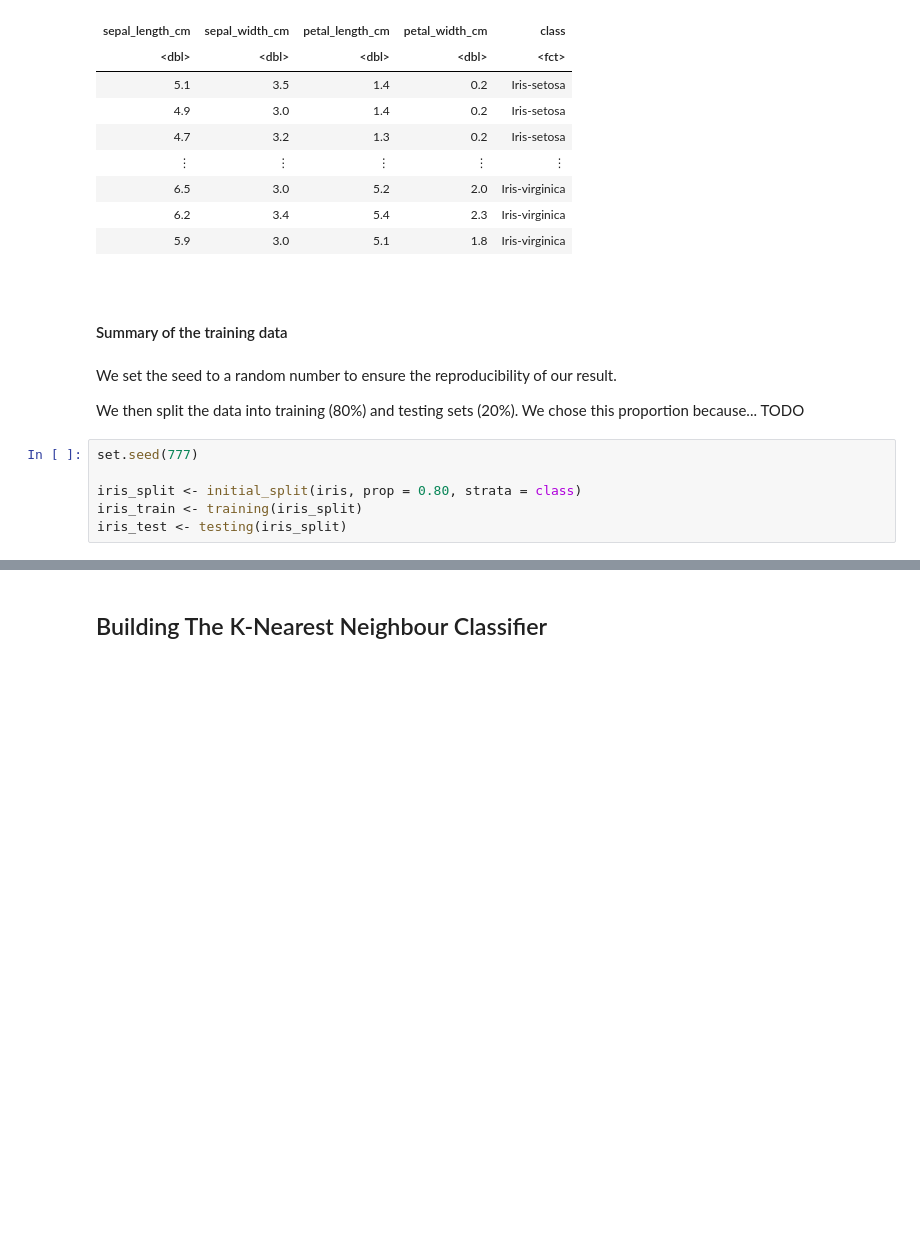
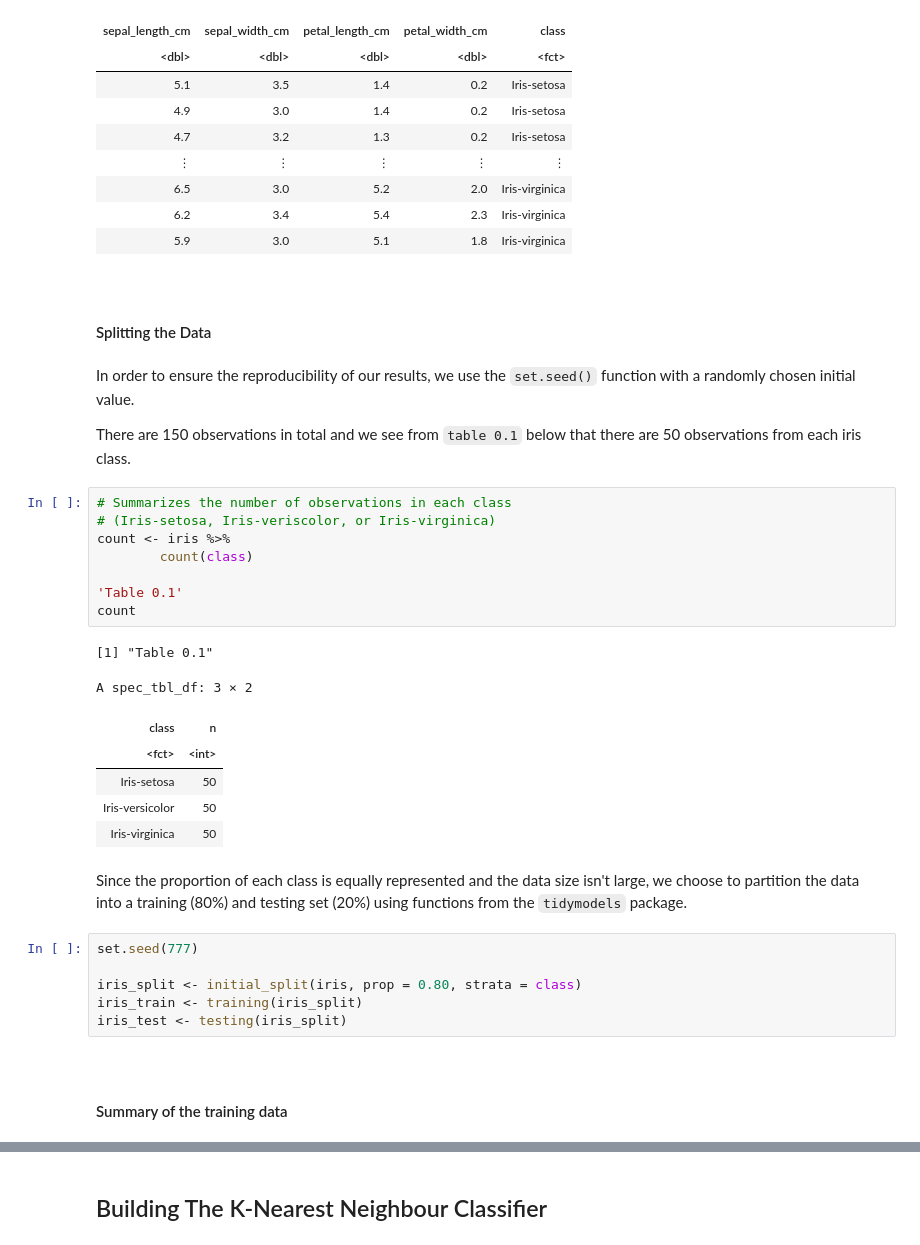
Before and after one commit to lhan0903/DSCI-100-Project-006-26, a Jupyter notebook: group-project-report.ipynb, the cells around one changed output, grey strips where cells are left out. Cells and saved outputs as stored; diff of their text form; blank space fills up the shorter version.

```diff
--- a/group-project-report.ipynb
+++ b/group-project-report.ipynb
@@ -54,18 +56,40 @@ A spec_tbl_df: 150 × 5
 | 6.5 | 3.0 | 5.2 | 2.0 | Iris-virginica |
 | 6.2 | 3.4 | 5.4 | 2.3 | Iris-virginica |
 | 5.9 | 3.0 | 5.1 | 1.8 | Iris-virginica |
+# %% [markdown]
+<br>
+
+#### Splitting the Data
+# %% [markdown]
+In order to ensure the reproducibility of our results, we use the `set.seed()` function with a randomly chosen initial value.
+
+There are 150 observations in total and we see from `table 0.1` below that there are 50 observations from each iris class.
+# %%
+# Summarizes the number of observations in each class
+# (Iris-setosa, Iris-veriscolor, or Iris-virginica)
+count <- iris %>%
+        count(class)
+
+'Table 0.1'
+count
+# %% [output]
+[1] "Table 0.1"
+A spec_tbl_df: 3 × 2
+| class | n |
+| <fct> | <int> |
+| Iris-setosa | 50 |
+| Iris-versicolor | 50 |
+| Iris-virginica | 50 |
+# %% [markdown]
+Since the proportion of each class is equally represented and the data size isn't large, we choose to partition the data into a training (80%) and testing set (20%) using functions from the `tidymodels` package.
+# %%
+set.seed(777)
+
+iris_split <- initial_split(iris, prop = 0.80, strata = class)
+iris_train <- training(iris_split)
+iris_test <- testing(iris_split)
 # %% [markdown]
 <br>
 
 #### Summary of the training data
-# %% [markdown]
-We set the seed to a random number to ensure the reproducibility of our result.
-
-We then split the data into training (80%) and testing sets (20%). We chose this proportion because... TODO
-# %%
-set.seed(777)
-
-iris_split <- initial_split(iris, prop = 0.80, strata = class)
-iris_train <- training(iris_split)
-iris_test <- testing(iris_split)
 # %% [markdown]
```
Also changed, not shown: parts of 16 cells of this notebook, 1 other file.
